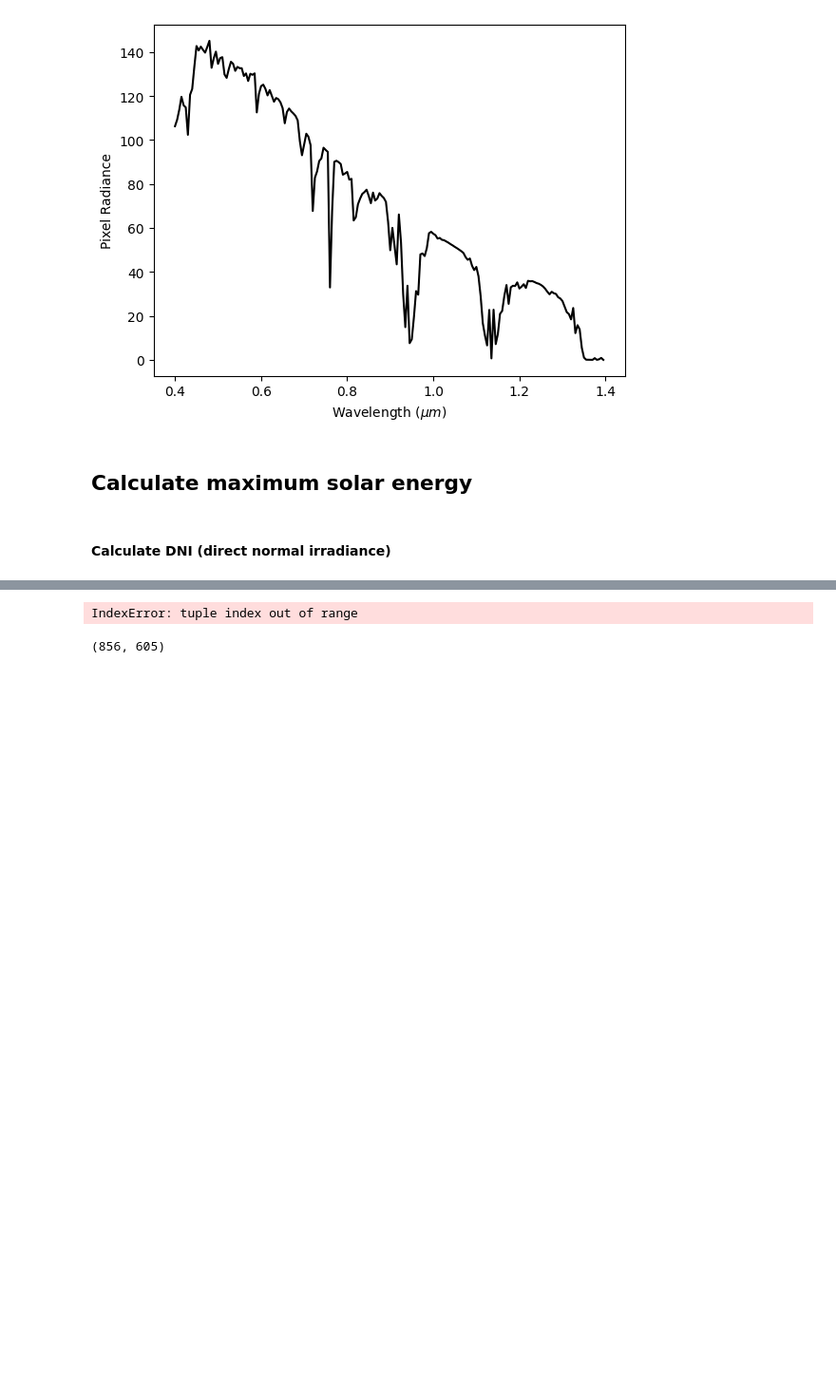
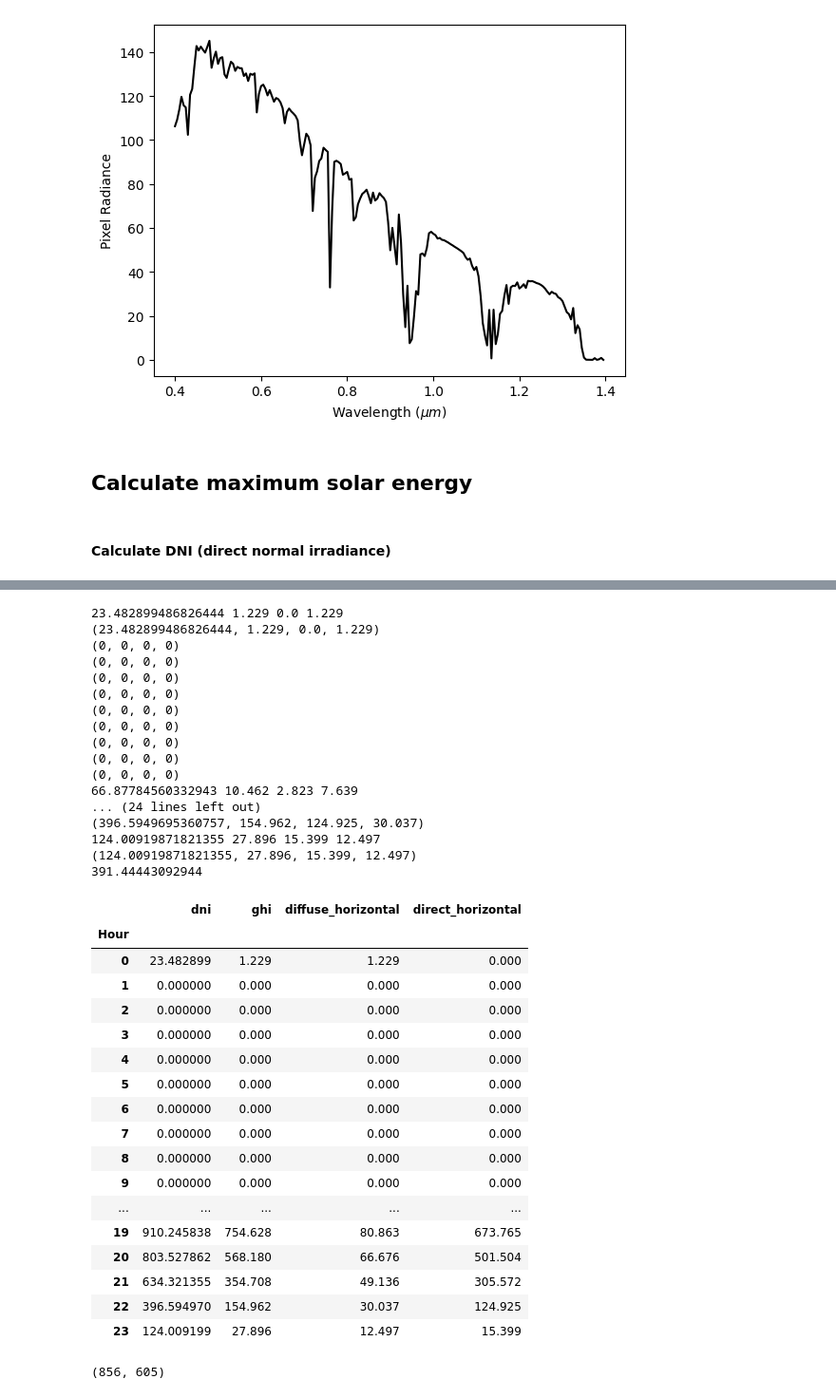
Before and after one commit to aerology-ai/uav-carbon-removal, a Jupyter notebook: solar_irradiance.ipynb, the cells around one changed output, grey strips where cells are left out. Shown at 95% size. Saved outputs shown, nothing was run; the diff lists cells and outputs as text; code cells hidden in the pictures; blank space fills up the shorter version.

```diff
--- a/solar_irradiance.ipynb
+++ b/solar_irradiance.ipynb
@@ -55,13 +55,15 @@ def get_solar_irradiance(latitude, longitude, altitude, dthz):
 
     if s.geometry.solar_z > 90:
         logging.info(f"Sun is below the horizon at {dthz}")
-        return (0, 0, 0)
+        return (0, 0, 0, 0)
 
     s.run()
 
     ghi = s.outputs.direct_solar_irradiance + s.outputs.environmental_irradiance
     dni = ghi / math.cos(math.radians(s.outputs.solar_z))
 
+    print(dni, ghi, s.outputs.direct_solar_irradiance, s.outputs.environmental_irradiance)
+
     return (dni, ghi, s.outputs.direct_solar_irradiance, s.outputs.environmental_irradiance)
 # %%
 lat = 42
@@ -73,6 +75,7 @@ rad_by_hour = []
 for hour in range(0, 24):
     dthz = dtz + timedelta(hours=hour)
     irradiance = get_solar_irradiance(lat, lon, alt, dthz)
+    print(irradiance)
     rad_by_hour.append({'Hour': hour,
                         'dni': irradiance[0],
                         'ghi': irradiance[1],
@@ -84,5 +87,6 @@ df = pd.DataFrame(rad_by_hour)
 df.set_index('Hour', inplace=True)
 df['ghi'] = df['direct_horizontal'] + df['diffuse_horizontal']
 print(df['dni'].mean())
+df.to_csv('/Users/timothydonohue/Downloads/solar_irradiance_ts.csv')
 df
 # %% [output]
@@ -90,4 +102,38 @@ df
-IndexError: tuple index out of range
+23.482899486826444 1.229 0.0 1.229
+(23.482899486826444, 1.229, 0.0, 1.229)
+(0, 0, 0, 0)
+(0, 0, 0, 0)
+(0, 0, 0, 0)
+(0, 0, 0, 0)
+(0, 0, 0, 0)
+(0, 0, 0, 0)
+(0, 0, 0, 0)
+(0, 0, 0, 0)
+(0, 0, 0, 0)
+66.87784560332943 10.462 2.823 7.639
+... (24 lines left out)
+(396.5949695360757, 154.962, 124.925, 30.037)
+124.00919871821355 27.896 15.399 12.497
+(124.00919871821355, 27.896, 15.399, 12.497)
+391.44443092944
+|  | dni | ghi | diffuse_horizontal | direct_horizontal |
+| Hour |  |  |  |  |
+| 0 | 23.482899 | 1.229 | 1.229 | 0.000 |
+| 1 | 0.000000 | 0.000 | 0.000 | 0.000 |
+| 2 | 0.000000 | 0.000 | 0.000 | 0.000 |
+| 3 | 0.000000 | 0.000 | 0.000 | 0.000 |
+| 4 | 0.000000 | 0.000 | 0.000 | 0.000 |
+| 5 | 0.000000 | 0.000 | 0.000 | 0.000 |
+| 6 | 0.000000 | 0.000 | 0.000 | 0.000 |
+| 7 | 0.000000 | 0.000 | 0.000 | 0.000 |
+| 8 | 0.000000 | 0.000 | 0.000 | 0.000 |
+| 9 | 0.000000 | 0.000 | 0.000 | 0.000 |
+| ... | ... | ... | ... | ... |
+| 19 | 910.245838 | 754.628 | 80.863 | 673.765 |
+| 20 | 803.527862 | 568.180 | 66.676 | 501.504 |
+| 21 | 634.321355 | 354.708 | 49.136 | 305.572 |
+| 22 | 396.594970 | 154.962 | 30.037 | 124.925 |
+| 23 | 124.009199 | 27.896 | 12.497 | 15.399 |
 # %%
 import pysolar.solar as solar
 
```
Also changed, not shown: parts of 1 cell of this notebook.
